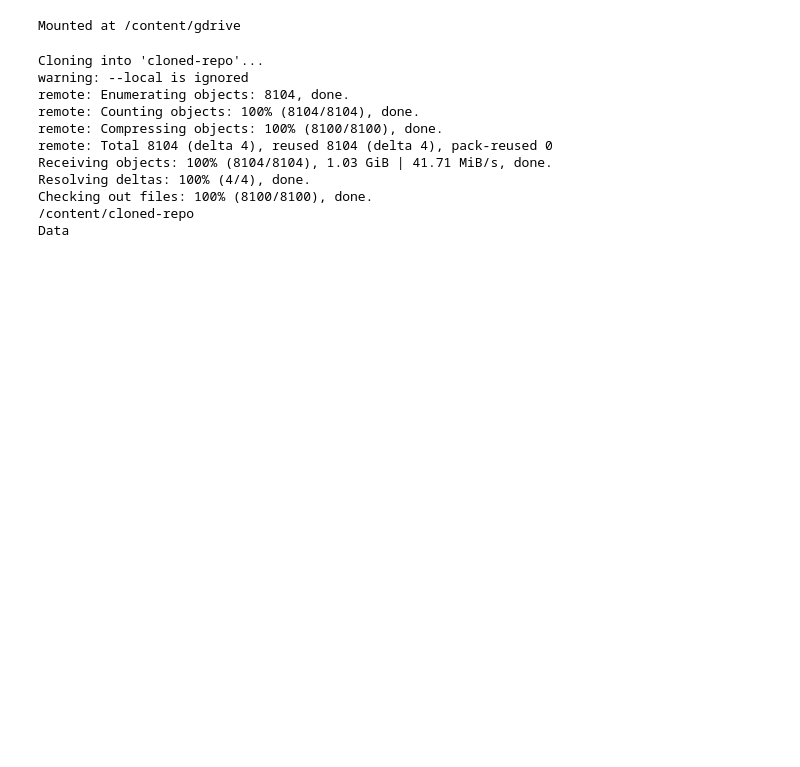
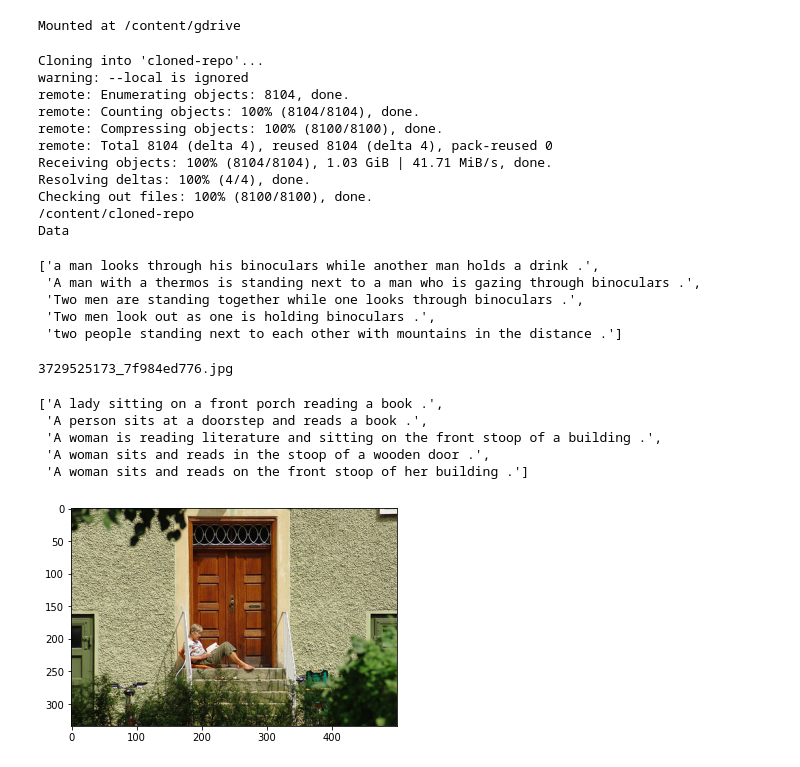
Before and after one commit to pulkitkinra01/ImageCaptioning, a Jupyter notebook: run.ipynb, the cells around one changed output. Drawn from its saved outputs; the diff is of its cells as text; code cells hidden in the pictures; blank space fills up the shorter version.

```diff
--- a/run.ipynb
+++ b/run.ipynb
@@ -26,0 +40,55 @@ Data
+# %%
+def captions_dict (text):
+  dict = {}
+
+  # Make a List of each line in the file
+  lines = text.split ('\n')
+  for line in lines:
+
+    # Split into the <image_data> and <caption>
+    line_split = line.split ('\t')
+    if (len(line_split) != 2):
+      # Added this check because dataset contains some blank lines
+      continue
+    else:
+      image_data, caption = line_split
+
+    # Split into <image_file> and <caption_idx>
+    image_file, caption_idx = image_data.split ('#')
+    # Split the <image_file> into <image_name>.jpg
+    image_name = image_file.split ('.')[0]
+
+    # If this is the first caption for this image, create a new list for that
+    # image and add the caption to it. Otherwise append the caption to the
+    # existing list
+    if (int(caption_idx) == 0):
+      dict [image_name] = [caption]
+    else:
+      dict [image_name].append (caption)
+
+  return (dict)
+
+doc = load_captions (caption_file)
+image_dict = captions_dict (doc)
+# %%
+image_dict['2096771662_984441d20d']
+# %% [output]
+['a man looks through his binoculars while another man holds a drink .',
+ 'A man with a thermos is standing next to a man who is gazing through binoculars .',
+ 'Two men are standing together while one looks through binoculars .',
+ 'Two men look out as one is holding binoculars .',
+ 'two people standing next to each other with mountains in the distance .']
+# %%
+sample_file  = random.choice( os.listdir('Data/Flicker8k_Dataset') )
+img = plt.imread('Data/Flicker8k_Dataset/' + sample_file)
+plt.imshow( img )
+print( sample_file )
+image_dict[ sample_file.replace('.jpg','') ]
+# %% [output]
+3729525173_7f984ed776.jpg
+['A lady sitting on a front porch reading a book .',
+ 'A person sits at a doorstep and reads a book .',
+ 'A woman is reading literature and sitting on the front stoop of a building .',
+ 'A woman sits and reads in the stoop of a wooden door .',
+ 'A woman sits and reads on the front stoop of her building .']
+[figure, added]
```
Also changed, not shown: parts of 2 cells of this notebook.
